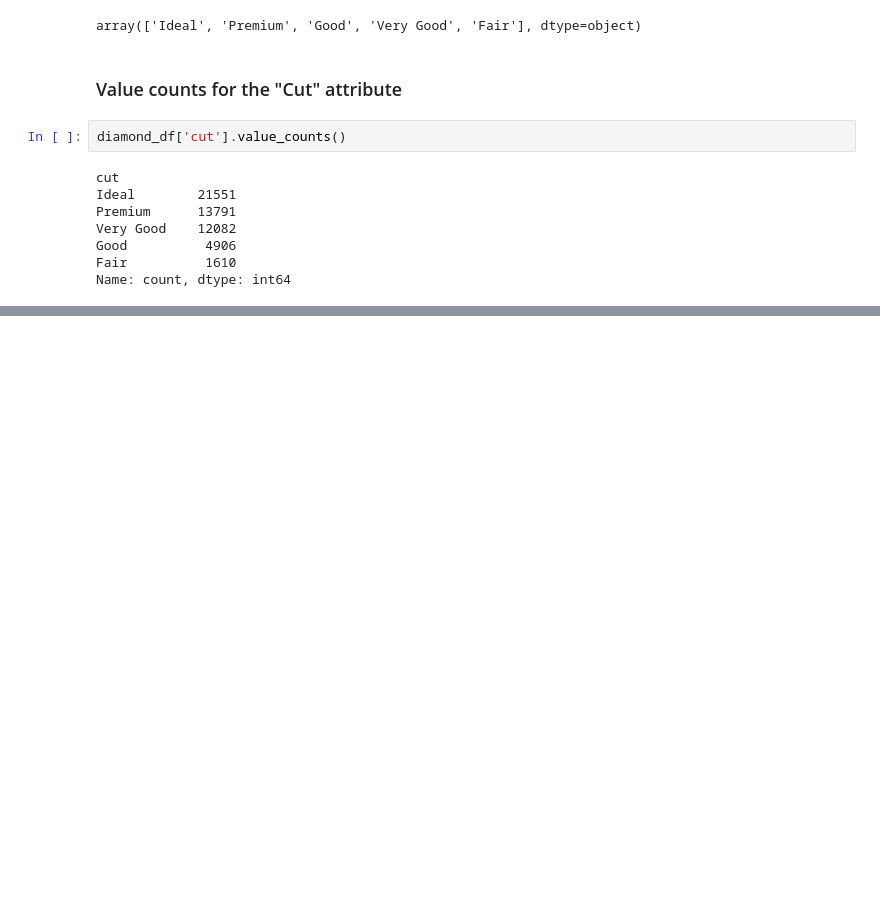
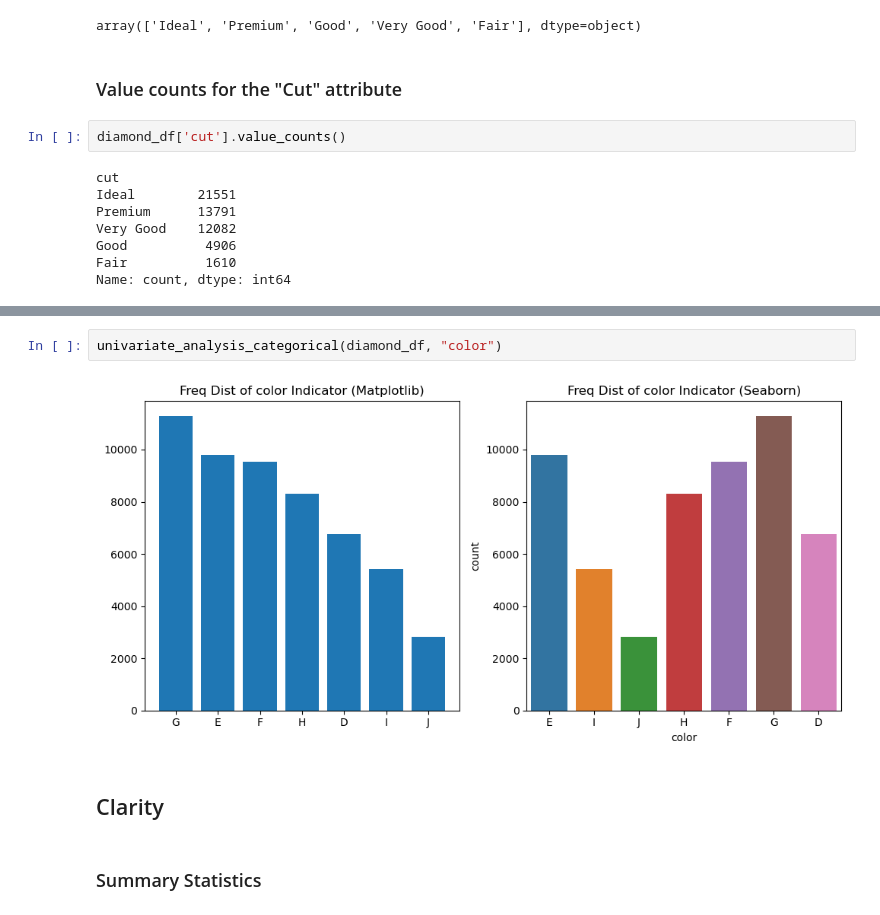
Before and after one commit to ktxdev/AIM-5001, a Jupyter notebook: M8/2. Code/S_Huvaya_M8_assn.ipynb, the cells around one changed output, grey strips where cells are left out. Cells and saved outputs as stored; diff of their text form; blank space fills up the shorter version.

```diff
--- a/M8/2. Code/S_Huvaya_M8_assn.ipynb
+++ b/M8/2. Code/S_Huvaya_M8_assn.ipynb
@@ -70,0 +167,8 @@ Name: count, dtype: int64
+# %%
+univariate_analysis_categorical(diamond_df, "color")
+# %% [output]
+[figure, added]
+# %% [markdown]
+## Clarity
+# %% [markdown]
+### Summary Statistics
```
Also changed, not shown: parts of 45 cells of this notebook.
